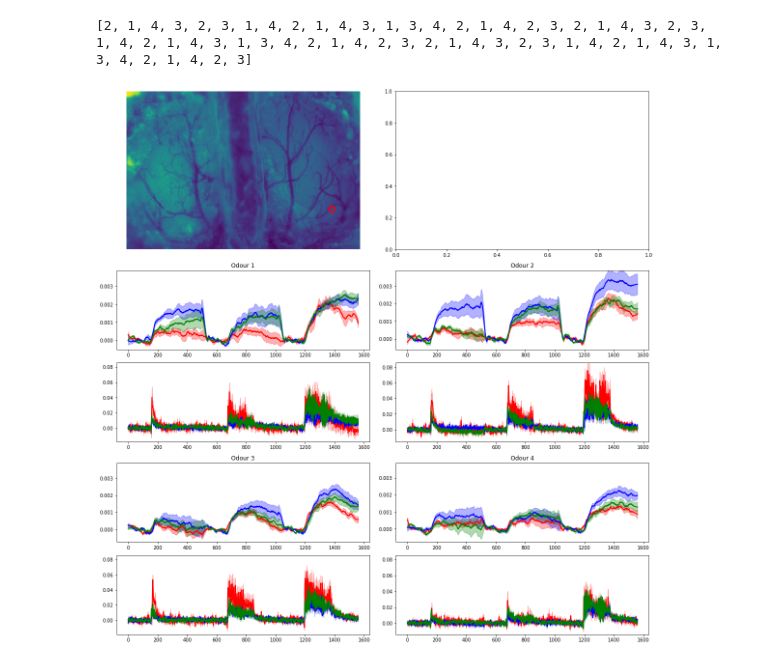
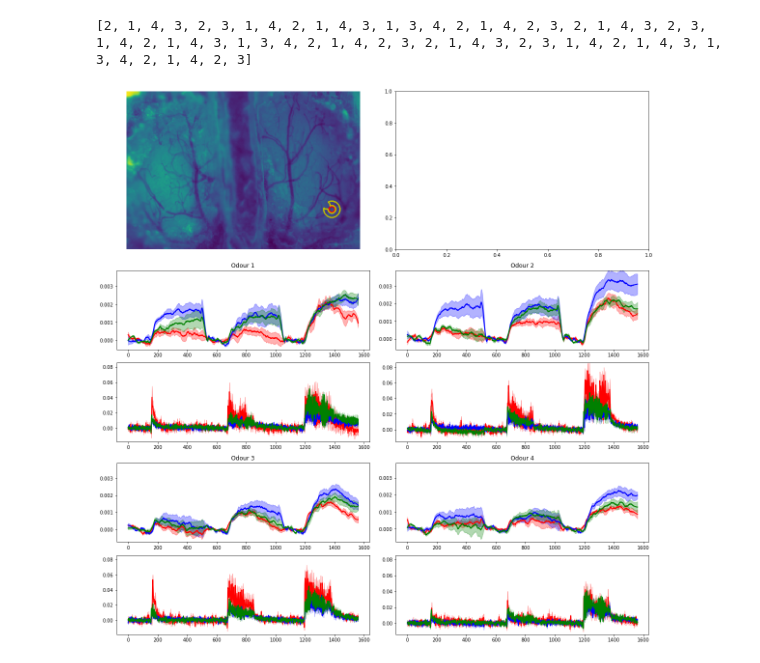
Before and after one commit to JohnstonLab/OMMI_Processing, a Jupyter notebook: OMMIprocessingV2.ipynb, the cells around one changed output. Cells and saved outputs as stored; diff of their text form; code cells hidden in the pictures.

Commit message:
Added surround contour

```diff
--- a/OMMIprocessingV2.ipynb
+++ b/OMMIprocessingV2.ipynb
@@ -489,6 +485,8 @@ fig1, axs = plt.subplots(5,2, figsize=(16,16), constrained_layout=True,gridspec_
 
 axs[0][0].imshow(GreenRef.T)
 axs[0][0].contour(ROIs[r].T,colors='r')
+axs[0][0].contour(Surrounds[r].T,colors='y')
+
 axs[0][0].axis('off')
 scale=[]
 for od in range(4):
@@ -497,31 +495,31 @@ for od in range(4):
         error = np.std((signal.savgol_filter(R_Red[state][od][:,:,r],51,2,axis=1)),axis=0)/np.sqrt(5)
 
         axs[3 if od>1 else 1][od-2 if od >1 else od].fill_between(np.arange(0,len(AveExample),1),(AveExample*-1)-error,
                                                                    (AveExample*-1)+error,color=cols[i],alpha=0.3)
         axs[3 if od>1 else 1][od-2 if od >1 else od].plot(AveExample*-1, color=cols[i],linewidth=2)
         axs[3 if od>1 else 1][od-2 if od >1 else od].set_title("Odour "+str(od+1))
         mmm = AveExample-error
         scale.append(mmm.min())
 
 for od in range(4):
     for i, state in enumerate(States):
         axs[3 if od>1 else 1][od-2 if od >1 else od].set_ylim(top=(min(scale)*-1))
 
 
 scale=[]
 for od in range(4):
     for i, state in enumerate(States): #plots the mean filtered response
         AveExampleB=np.mean((signal.savgol_filter(R_Blue[state][od][:,:,r],5,2,axis=1)),axis=0)
         errorB = np.std((signal.savgol_filter(R_Blue[state][od][:,:,r],5,2,axis=1)),axis=0)/np.sqrt(5)
 
         axs[4 if od>1 else 2][od-2 if od >1 else od].fill_between(np.arange(0,len(AveExampleB),1),(AveExampleB)-errorB,
                                                                     (AveExampleB)+errorB,color=cols[i],alpha=0.3)
         axs[4 if od>1 else 2][od-2 if od >1 else od].plot(AveExampleB, color=cols[i],linewidth=2)
         mmm = AveExampleB+errorB
         scale.append(mmm.max())
 
 for od in range(4):
     for i, state in enumerate(States):
         axs[4 if od>1 else 2][od-2 if od >1 else od].set_ylim(top=(max(scale)))
 # %% [output]
-[figure, old version]
+[figure, new version]
```
Also changed, not shown: parts of 2 cells of this notebook.
